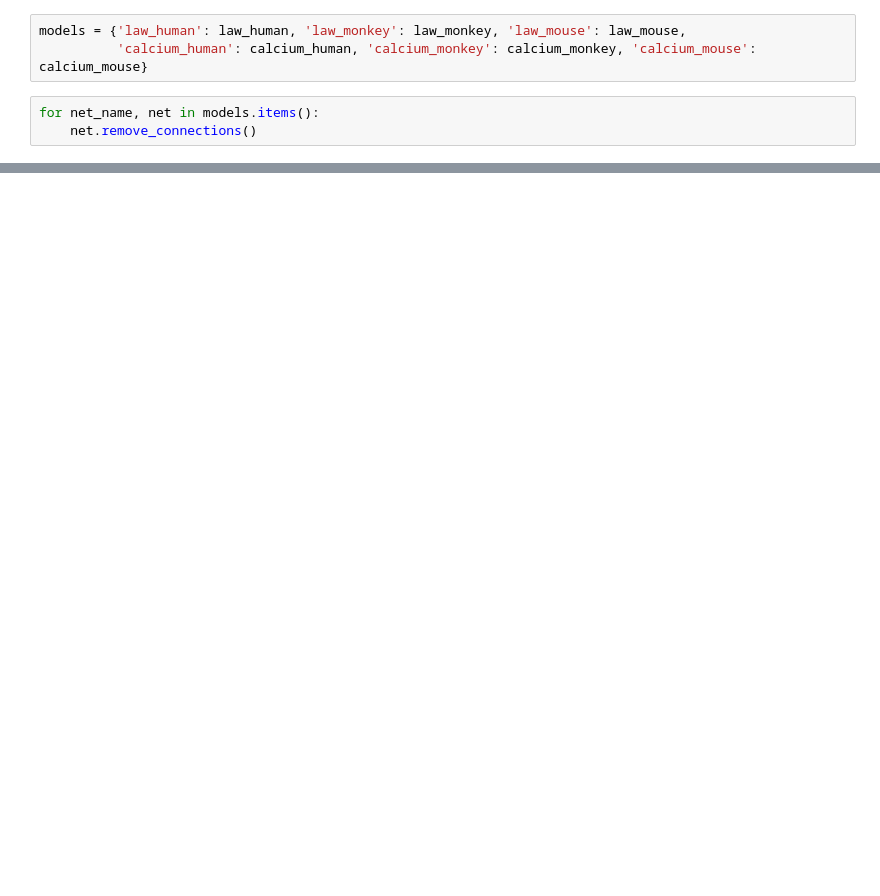
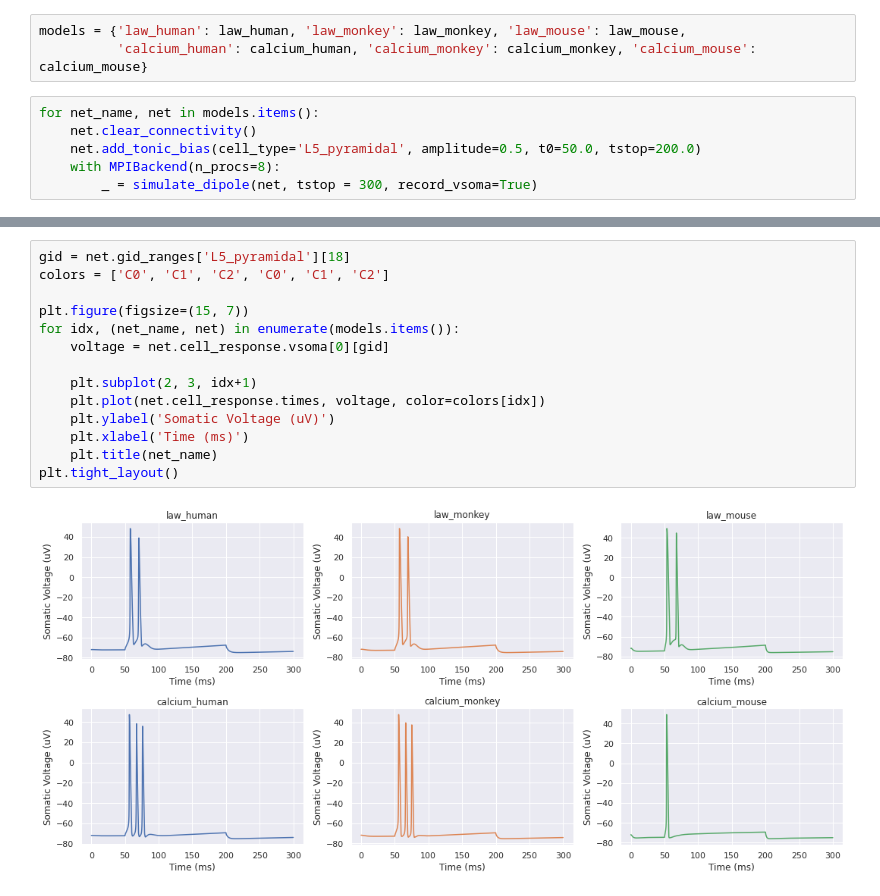
Before and after one commit to rythorpe/beta_modeling, a Jupyter notebook: current_injections.ipynb, the cells around one changed output, grey strips where cells are left out. Cells and saved outputs as stored; diff of their text form; blank space fills up the shorter version.

```diff
--- a/current_injections.ipynb
+++ b/current_injections.ipynb
@@ -36,6 +39,9 @@ scale_apical(calcium_monkey, scaling_factor=0.28)
 # %%
 models = {'law_human': law_human, 'law_monkey': law_monkey, 'law_mouse': law_mouse,
           'calcium_human': calcium_human, 'calcium_monkey': calcium_monkey, 'calcium_mouse': calcium_mouse}
-# %%
-for net_name, net in models.items():
-    net.remove_connections()
+# %%
+for net_name, net in models.items():
+    net.clear_connectivity()
+    net.add_tonic_bias(cell_type='L5_pyramidal', amplitude=0.5, t0=50.0, tstop=200.0)
+    with MPIBackend(n_procs=8):
+        _ = simulate_dipole(net, tstop = 300, record_vsoma=True)
@@ -41,0 +153,16 @@ for net_name, net in models.items():
+# %%
+gid = net.gid_ranges['L5_pyramidal'][18]
+colors = ['C0', 'C1', 'C2', 'C0', 'C1', 'C2']
+
+plt.figure(figsize=(15, 7))
+for idx, (net_name, net) in enumerate(models.items()):
+    voltage = net.cell_response.vsoma[0][gid]
+
+    plt.subplot(2, 3, idx+1)
+    plt.plot(net.cell_response.times, voltage, color=colors[idx])
+    plt.ylabel('Somatic Voltage (uV)')
+    plt.xlabel('Time (ms)')
+    plt.title(net_name)
+plt.tight_layout()
+# %% [output]
+[figure, added]
```
Also changed, not shown: parts of 3 cells of this notebook, 2 other files.
